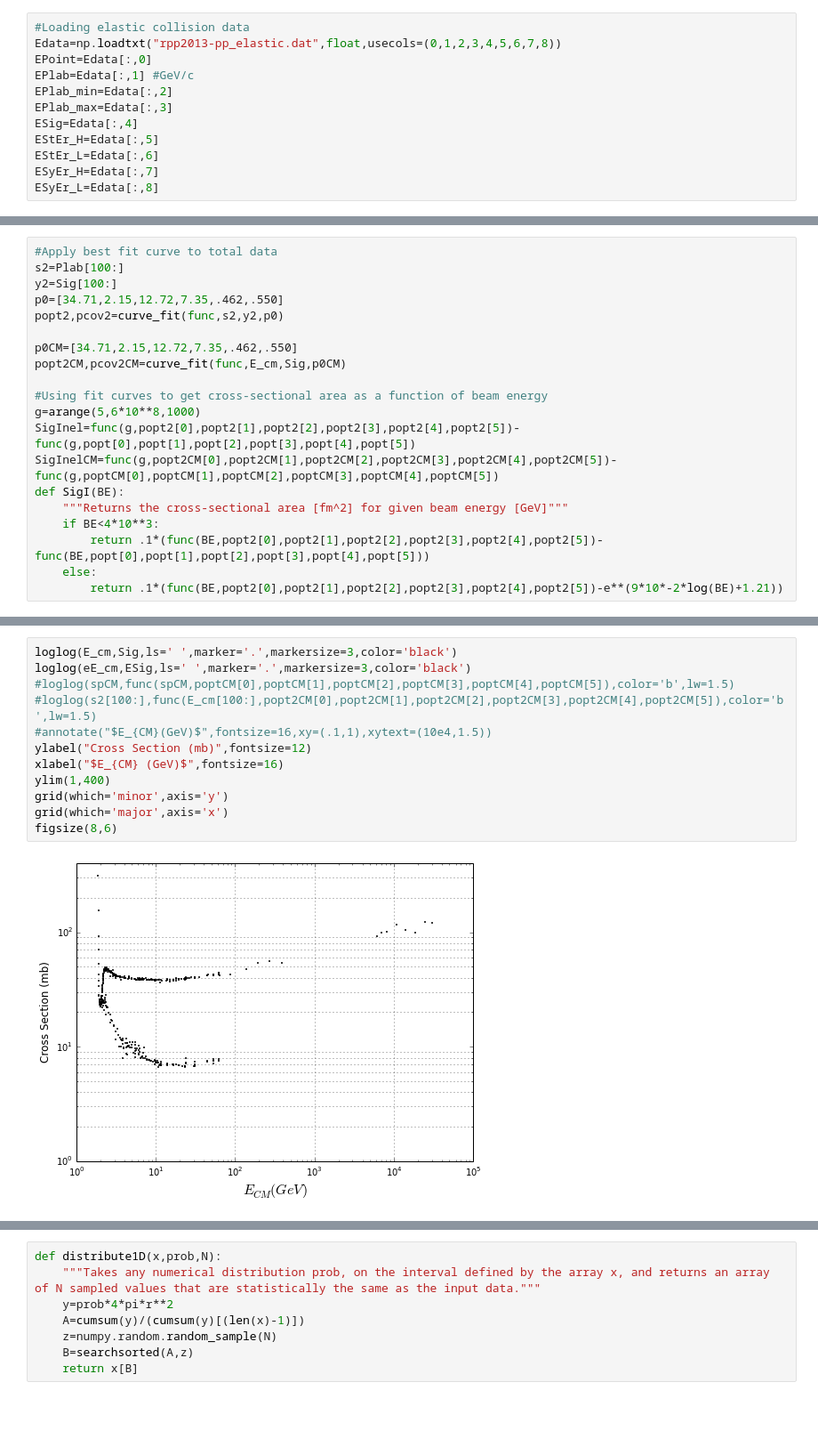
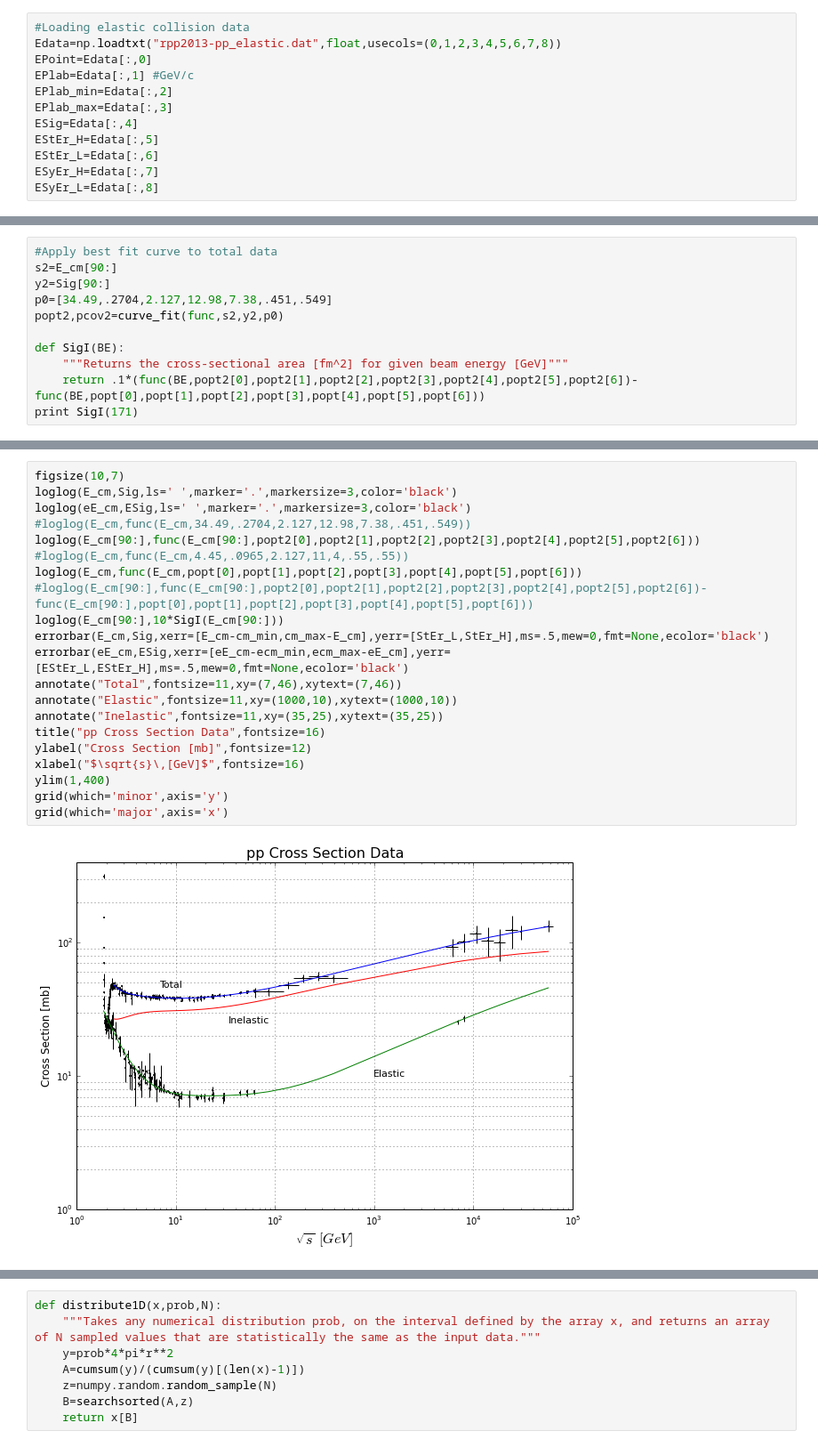
Before and after one commit to jdfreder/MCG, a Jupyter notebook: Project/NuclearInteractions.ipynb, the cells around one changed output, grey strips where cells are left out. Shown at 89% size. Cells and saved outputs as stored; diff of their text form; blank space fills up the shorter version.

```diff
--- a/Project/NuclearInteractions.ipynb
+++ b/Project/NuclearInteractions.ipynb
@@ -89,21 +73,12 @@ spCM[-1]=10**5
 # %%
 #Apply best fit curve to total data
-s2=Plab[100:]
-y2=Sig[100:]
-p0=[34.71,2.15,12.72,7.35,.462,.550]
+s2=E_cm[90:]
+y2=Sig[90:]
+p0=[34.49,.2704,2.127,12.98,7.38,.451,.549]
 popt2,pcov2=curve_fit(func,s2,y2,p0)
 
-p0CM=[34.71,2.15,12.72,7.35,.462,.550]
-popt2CM,pcov2CM=curve_fit(func,E_cm,Sig,p0CM)
-
-#Using fit curves to get cross-sectional area as a function of beam energy
-g=arange(5,6*10**8,1000)
-SigInel=func(g,popt2[0],popt2[1],popt2[2],popt2[3],popt2[4],popt2[5])-func(g,popt[0],popt[1],popt[2],popt[3],popt[4],popt[5])
-SigInelCM=func(g,popt2CM[0],popt2CM[1],popt2CM[2],popt2CM[3],popt2CM[4],popt2CM[5])-func(g,poptCM[0],poptCM[1],poptCM[2],poptCM[3],poptCM[4],poptCM[5])
 def SigI(BE):
     """Returns the cross-sectional area [fm^2] for given beam energy [GeV]"""
-    if BE<4*10**3:
-        return .1*(func(BE,popt2[0],popt2[1],popt2[2],popt2[3],popt2[4],popt2[5])-func(BE,popt[0],popt[1],popt[2],popt[3],popt[4],popt[5]))
-    else:
-        return .1*(func(BE,popt2[0],popt2[1],popt2[2],popt2[3],popt2[4],popt2[5])-e**(9*10*-2*log(BE)+1.21))
+    return .1*(func(BE,popt2[0],popt2[1],popt2[2],popt2[3],popt2[4],popt2[5],popt2[6])-func(BE,popt[0],popt[1],popt[2],popt[3],popt[4],popt[5],popt[6]))
+print SigI(171)
 # %% [output]
@@ -140,17 +105,26 @@ figsize(10,8)
-# %%
-loglog(E_cm,Sig,ls=' ',marker='.',markersize=3,color='black')
-loglog(eE_cm,ESig,ls=' ',marker='.',markersize=3,color='black')
-#loglog(spCM,func(spCM,poptCM[0],poptCM[1],poptCM[2],poptCM[3],poptCM[4],poptCM[5]),color='b',lw=1.5)
-#loglog(s2[100:],func(E_cm[100:],popt2CM[0],popt2CM[1],popt2CM[2],popt2CM[3],popt2CM[4],popt2CM[5]),color='b',lw=1.5)
-#annotate("$E_{CM}(GeV)$",fontsize=16,xy=(.1,1),xytext=(10e4,1.5))
-ylabel("Cross Section (mb)",fontsize=12)
-xlabel("$E_{CM} (GeV)$",fontsize=16)
-ylim(1,400)
-grid(which='minor',axis='y')
-grid(which='major',axis='x')
-figsize(8,6)
-# %% [output]
-[figure, removed]
+# %%
+figsize(10,7)
+loglog(E_cm,Sig,ls=' ',marker='.',markersize=3,color='black')
+loglog(eE_cm,ESig,ls=' ',marker='.',markersize=3,color='black')
+#loglog(E_cm,func(E_cm,34.49,.2704,2.127,12.98,7.38,.451,.549))
+loglog(E_cm[90:],func(E_cm[90:],popt2[0],popt2[1],popt2[2],popt2[3],popt2[4],popt2[5],popt2[6]))
+#loglog(E_cm,func(E_cm,4.45,.0965,2.127,11,4,.55,.55))
+loglog(E_cm,func(E_cm,popt[0],popt[1],popt[2],popt[3],popt[4],popt[5],popt[6]))
+#loglog(E_cm[90:],func(E_cm[90:],popt2[0],popt2[1],popt2[2],popt2[3],popt2[4],popt2[5],popt2[6])-func(E_cm[90:],popt[0],popt[1],popt[2],popt[3],popt[4],popt[5],popt[6]))
+loglog(E_cm[90:],10*SigI(E_cm[90:]))
+errorbar(E_cm,Sig,xerr=[E_cm-cm_min,cm_max-E_cm],yerr=[StEr_L,StEr_H],ms=.5,mew=0,fmt=None,ecolor='black')
+errorbar(eE_cm,ESig,xerr=[eE_cm-ecm_min,ecm_max-eE_cm],yerr=[EStEr_L,EStEr_H],ms=.5,mew=0,fmt=None,ecolor='black')
+annotate("Total",fontsize=11,xy=(7,46),xytext=(7,46))
+annotate("Elastic",fontsize=11,xy=(1000,10),xytext=(1000,10))
+annotate("Inelastic",fontsize=11,xy=(35,25),xytext=(35,25))
+title("pp Cross Section Data",fontsize=16)
+ylabel("Cross Section [mb]",fontsize=12)
+xlabel("$\sqrt{s}\,[GeV]$",fontsize=16)
+ylim(1,400)
+grid(which='minor',axis='y')
+grid(which='major',axis='x')
+# %% [output]
+[figure, added]
 # %%
 def NCD(y):
     """Returns the Nuclear Charge Distribution for given element or atomic number"""
```
Also changed, not shown: parts of 21 cells of this notebook, 3 other files.
